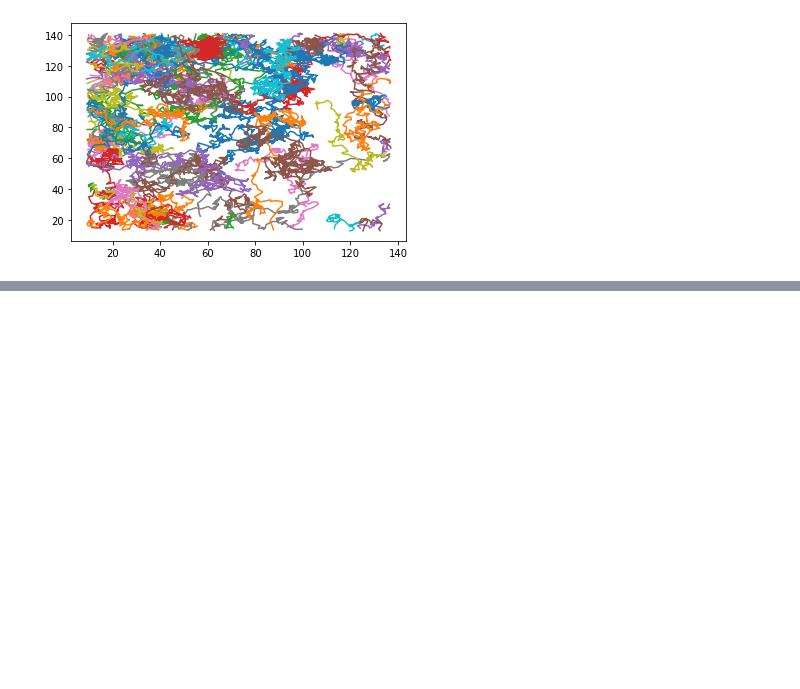
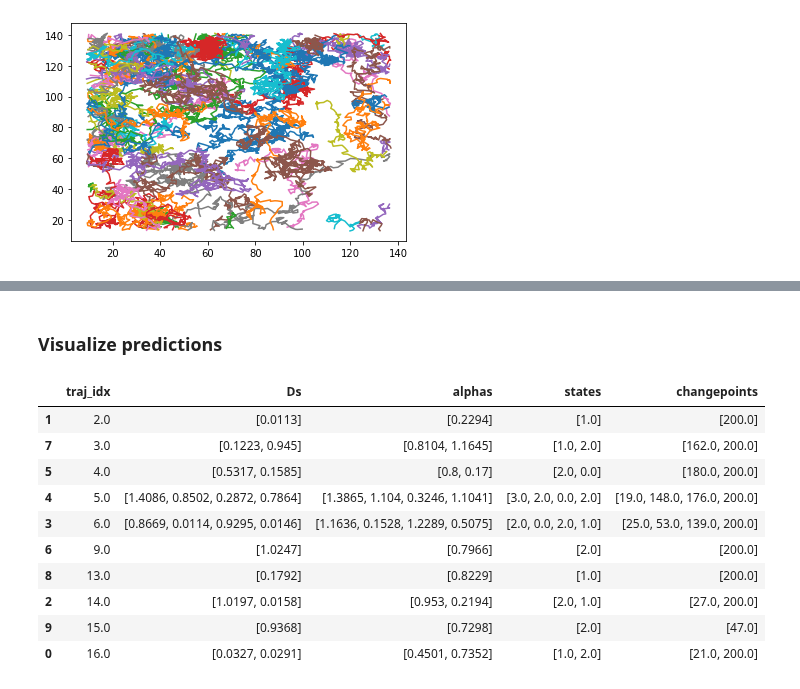
Before and after one commit to AnDiChallenge/andi_datasets, a Jupyter notebook: testing/second_third_round.ipynb, the cells around one changed output, grey strips where cells are left out. Drawn from its saved outputs; the diff is of its cells as text; code cells hidden in the pictures; blank space fills up the shorter version.

Commit message:
push for testing predictions
-

```diff
--- a/testing/second_round.ipynb
+++ b/testing/second_third_round.ipynb
@@ -89,0 +152,16 @@ for idx in df.traj_idx.unique():
+# %% [markdown]
+### Visualize predictions
+# %%
+preds
+# %% [output]
+|  | traj_idx | Ds | alphas | states | changepoints |
+| 1 | 2.0 | [0.0113] | [0.2294] | [1.0] | [200.0] |
+| 7 | 3.0 | [0.1223, 0.945] | [0.8104, 1.1645] | [1.0, 2.0] | [162.0, 200.0] |
+| 5 | 4.0 | [0.5317, 0.1585] | [0.8, 0.17] | [2.0, 0.0] | [180.0, 200.0] |
+| 4 | 5.0 | [1.4086, 0.8502, 0.2872, 0.7864] | [1.3865, 1.104, 0.3246, 1.1041] | [3.0, 2.0, 0.0, 2.0] | [19.0, 148.0, 176.0, 200.0] |
+| 3 | 6.0 | [0.8669, 0.0114, 0.9295, 0.0146] | [1.1636, 0.1528, 1.2289, 0.5075] | [2.0, 0.0, 2.0, 1.0] | [25.0, 53.0, 139.0, 200.0] |
+| 6 | 9.0 | [1.0247] | [0.7966] | [2.0] | [200.0] |
+| 8 | 13.0 | [0.1792] | [0.8229] | [1.0] | [200.0] |
+| 2 | 14.0 | [1.0197, 0.0158] | [0.953, 0.2194] | [2.0, 1.0] | [27.0, 200.0] |
+| 9 | 15.0 | [0.9368] | [0.7298] | [2.0] | [47.0] |
+| 0 | 16.0 | [0.0327, 0.0291] | [0.4501, 0.7352] | [1.0, 2.0] | [21.0, 200.0] |
```
Also changed, not shown: parts of 18 cells of this notebook, 46 other files.
